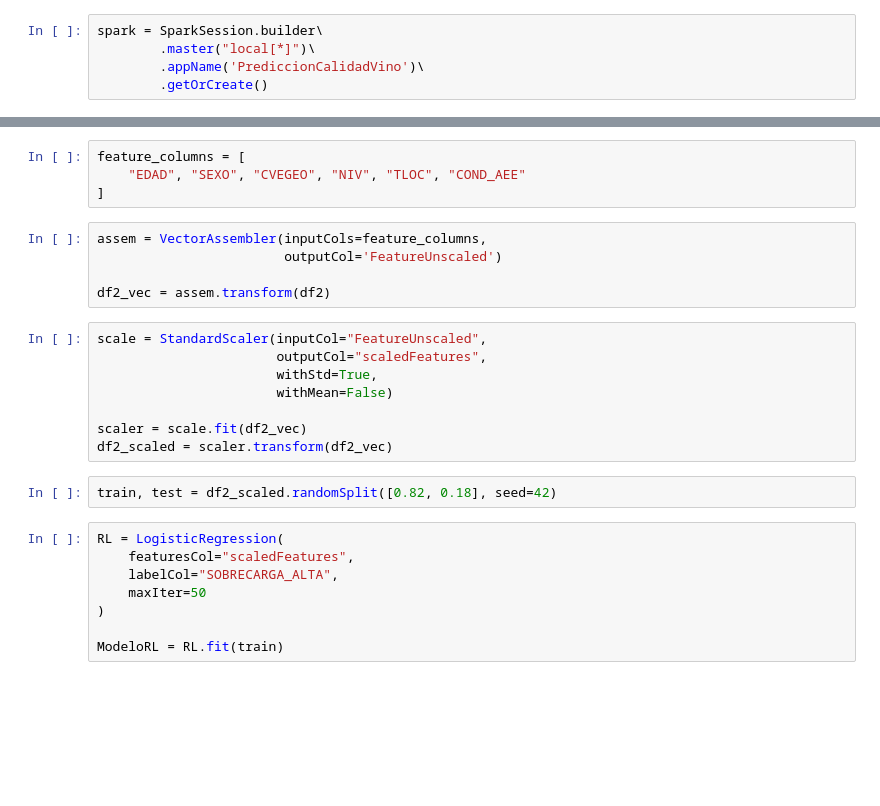
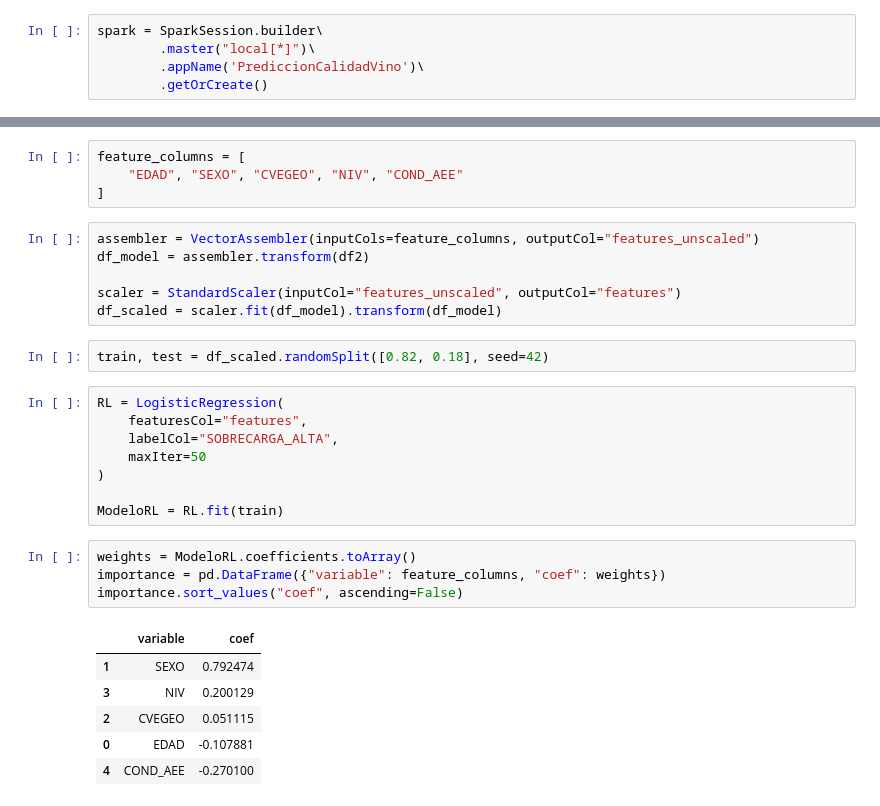
Before and after one commit to LMelkart/ProcessBigData25B_Palomares, a Jupyter notebook: Challenge Avanzado/ChallengeAvanzado.ipynb, the cells around one changed output, grey strips where cells are left out. Drawn from its saved outputs; the diff is of its cells as text; blank space fills up the shorter version.

```diff
--- a/Challenge Avanzado/ChallengeAvanzado.ipynb
+++ b/Challenge Avanzado/ChallengeAvanzado.ipynb
@@ -136,30 +390,34 @@ None
 # %%
 feature_columns = [
-    "EDAD", "SEXO", "CVEGEO", "NIV", "TLOC", "COND_AEE"
+    "EDAD", "SEXO", "CVEGEO", "NIV", "COND_AEE"
 ]
-# %%
-assem = VectorAssembler(inputCols=feature_columns,
-                        outputCol='FeatureUnscaled')
-
-df2_vec = assem.transform(df2)
-# %%
-scale = StandardScaler(inputCol="FeatureUnscaled",
-                       outputCol="scaledFeatures",
-                       withStd=True,
-                       withMean=False)
-
-scaler = scale.fit(df2_vec)
-df2_scaled = scaler.transform(df2_vec)
+# %%
+assembler = VectorAssembler(inputCols=feature_columns, outputCol="features_unscaled")
+df_model = assembler.transform(df2)
+
+scaler = StandardScaler(inputCol="features_unscaled", outputCol="features")
+df_scaled = scaler.fit(df_model).transform(df_model)
 # %%
-train, test = df2_scaled.randomSplit([0.82, 0.18], seed=42)
+train, test = df_scaled.randomSplit([0.82, 0.18], seed=42)
 # %%
 RL = LogisticRegression(
-    featuresCol="scaledFeatures",
+    featuresCol="features",
     labelCol="SOBRECARGA_ALTA",
     maxIter=50
 )
 
 ModeloRL = RL.fit(train)
+# %%
+weights = ModeloRL.coefficients.toArray()
+importance = pd.DataFrame({"variable": feature_columns, "coef": weights})
+importance.sort_values("coef", ascending=False)
+# %% [output]
+|  | variable | coef |
+| 1 | SEXO | 0.792474 |
+| 3 | NIV | 0.200129 |
+| 2 | CVEGEO | 0.051115 |
+| 0 | EDAD | -0.107881 |
+| 4 | COND_AEE | -0.270100 |
 # %%
 predictions = ModeloRL.transform(test)
 
```
Also changed, not shown: parts of 21 cells of this notebook.
